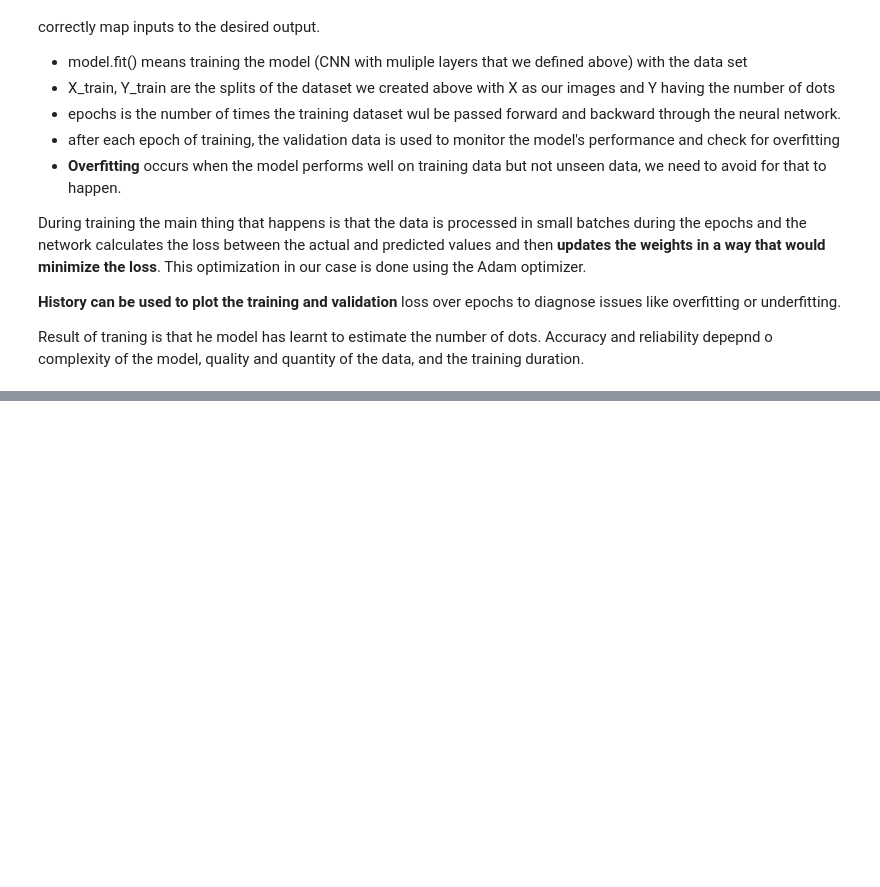
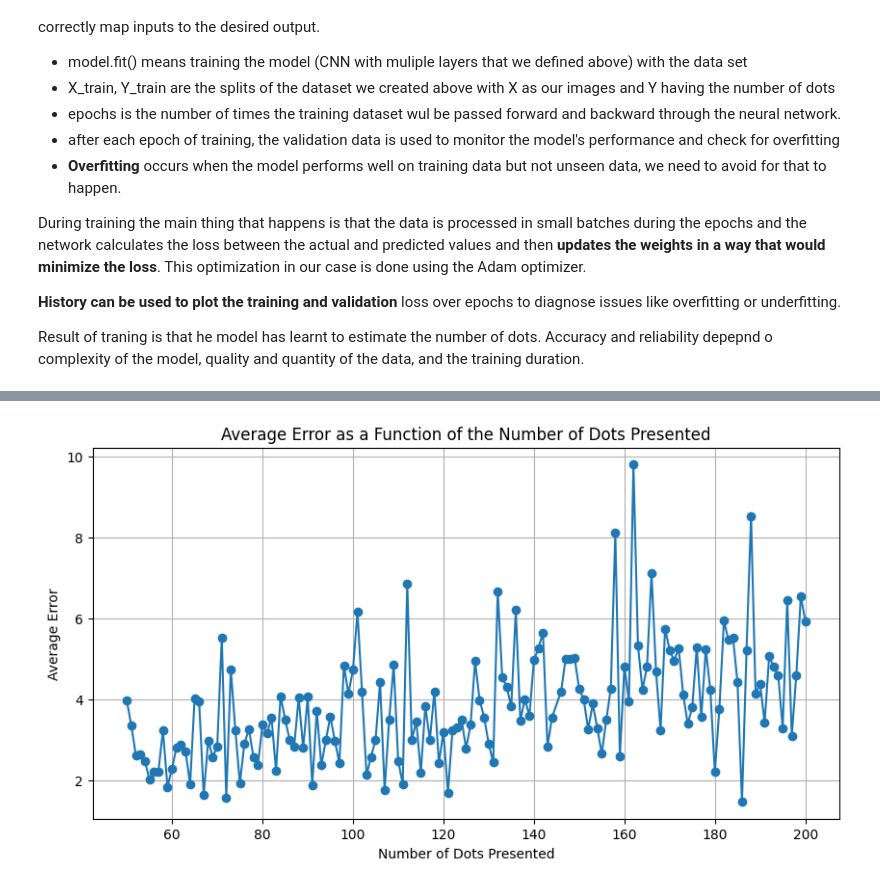
Before and after one commit to ananyajaingt/Quantity-Estimation-ANNs, a Jupyter notebook: Quantitiy_estimation_ANNs.ipynb, the cells around one changed output, grey strips where cells are left out. Cells and saved outputs as stored; diff of their text form; code cells hidden in the pictures; blank space fills up the shorter version.

```diff
--- a/Quantitiy_estimation_ANNs.ipynb
+++ b/Quantitiy_estimation_ANNs.ipynb
@@ -142,0 +213,30 @@ Epoch 50/50
+# %%
+
+# Calculating absolute errors
+import numpy as np
+errors = np.abs(predictions - Y_val.flatten())
+
+# Group errors by the actual number of dots presented
+error_dict = {}
+for actual, error in zip(Y_val.flatten(), errors):
+    if actual not in error_dict:
+        error_dict[actual] = []
+    error_dict[actual].append(error)
+
+# Calculate the average error for each number of dots
+average_errors = {k: np.mean(v) for k, v in error_dict.items()}
+
+# Sort the dictionary by key (number of dots) to plot
+sorted_dots = sorted(average_errors.keys())
+sorted_errors = [average_errors[k] for k in sorted_dots]
+
+# Plotting
+plt.figure(figsize=(10, 5))
+plt.plot(sorted_dots, sorted_errors, marker='o')
+plt.xlabel('Number of Dots Presented')
+plt.ylabel('Average Error')
+plt.title('Average Error as a Function of the Number of Dots Presented')
+plt.grid(True)
+plt.show()
+# %% [output]
+[figure, added]
```
Also changed, not shown: parts of 9 cells of this notebook.
